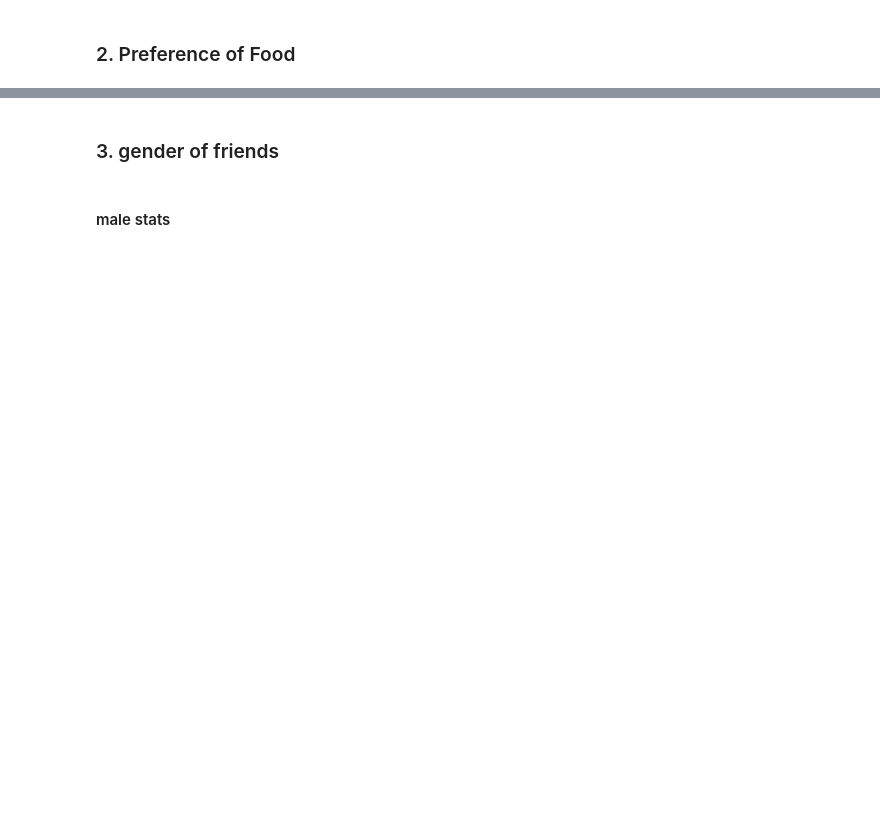
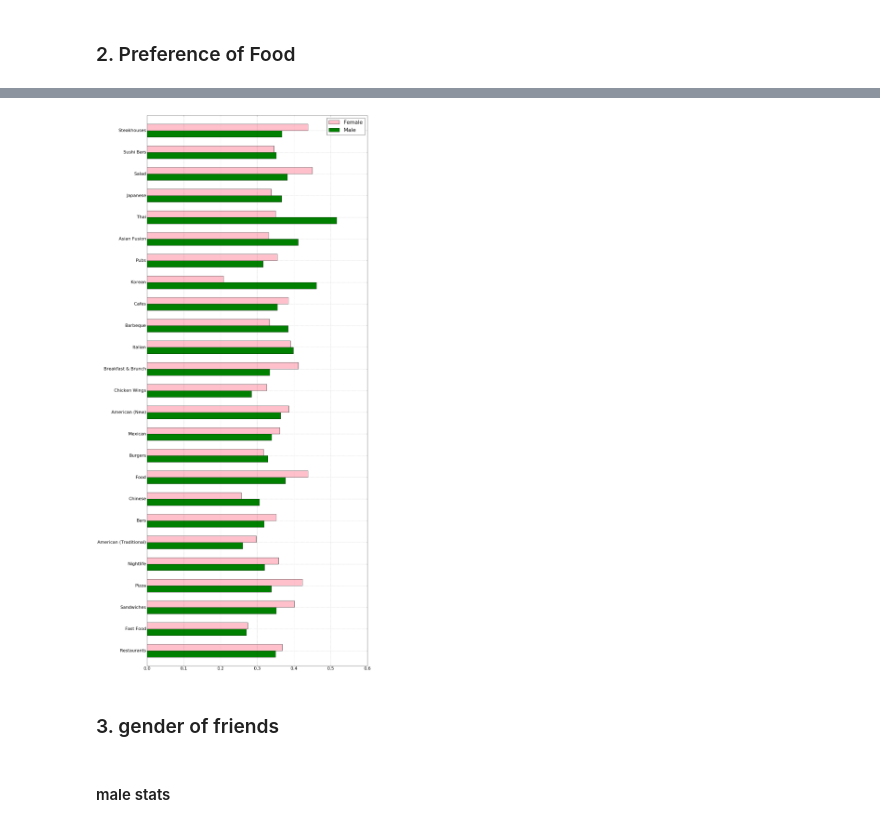
Before and after one commit to LargePanda/yelp_gender, a Jupyter notebook: analysis.ipynb, the cells around one changed output, grey strips where cells are left out. Saved outputs shown, nothing was run; the diff lists cells and outputs as text; code cells hidden in the pictures; blank space fills up the shorter version.

```diff
--- a/analysis.ipynb
+++ b/analysis.ipynb
@@ -381,2 +645,13 @@ print "s"
+# %%
+import matplotlib
+matplotlib.rcParams.update({'font.size': 22})
+# %%
+type_good_stats = {}
+for tp in types:
+    type_good_stats[tp] = get_good_stats(tp, business, review_samples, users)
+# %%
+plot_bar_h(types, type_good_stats, (20,50))
+# %% [output]
+[figure, added]
 # %% [markdown]
 ### 3. gender of friends
```
Also changed, not shown: parts of 58 cells of this notebook, 2 other files.
